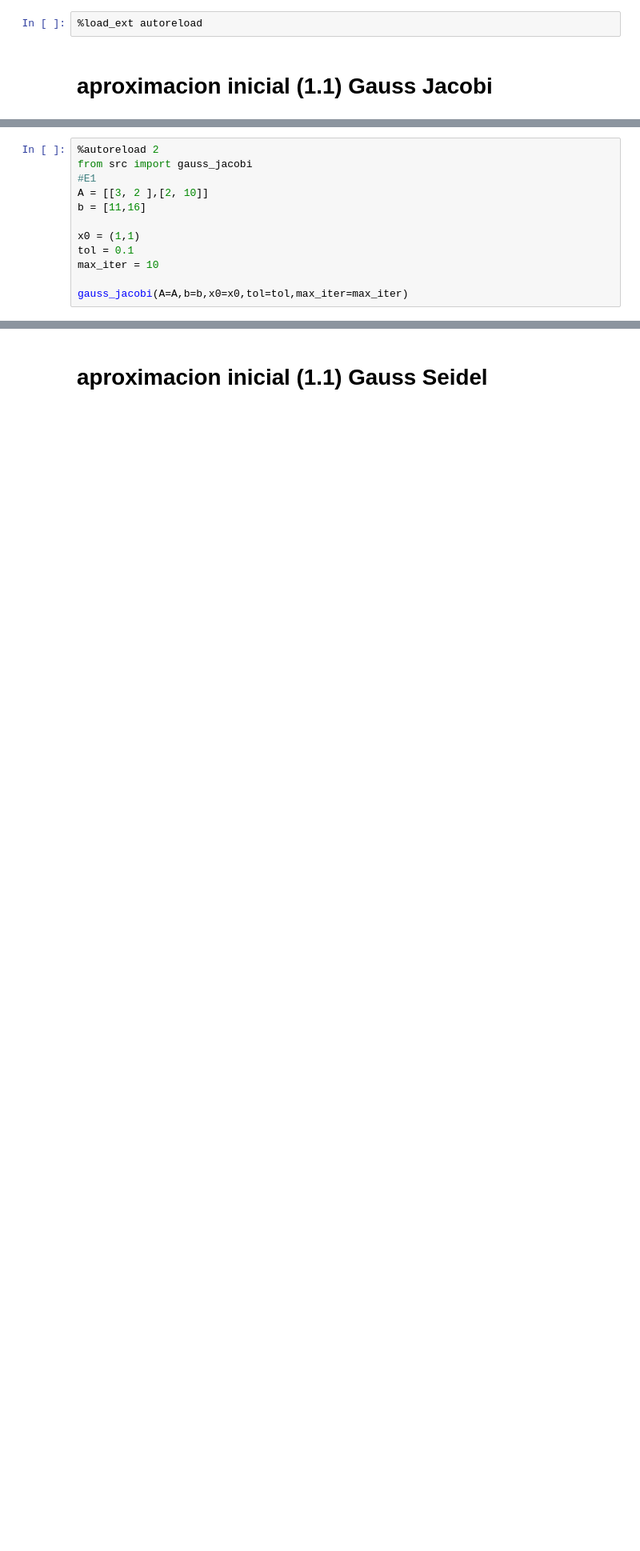
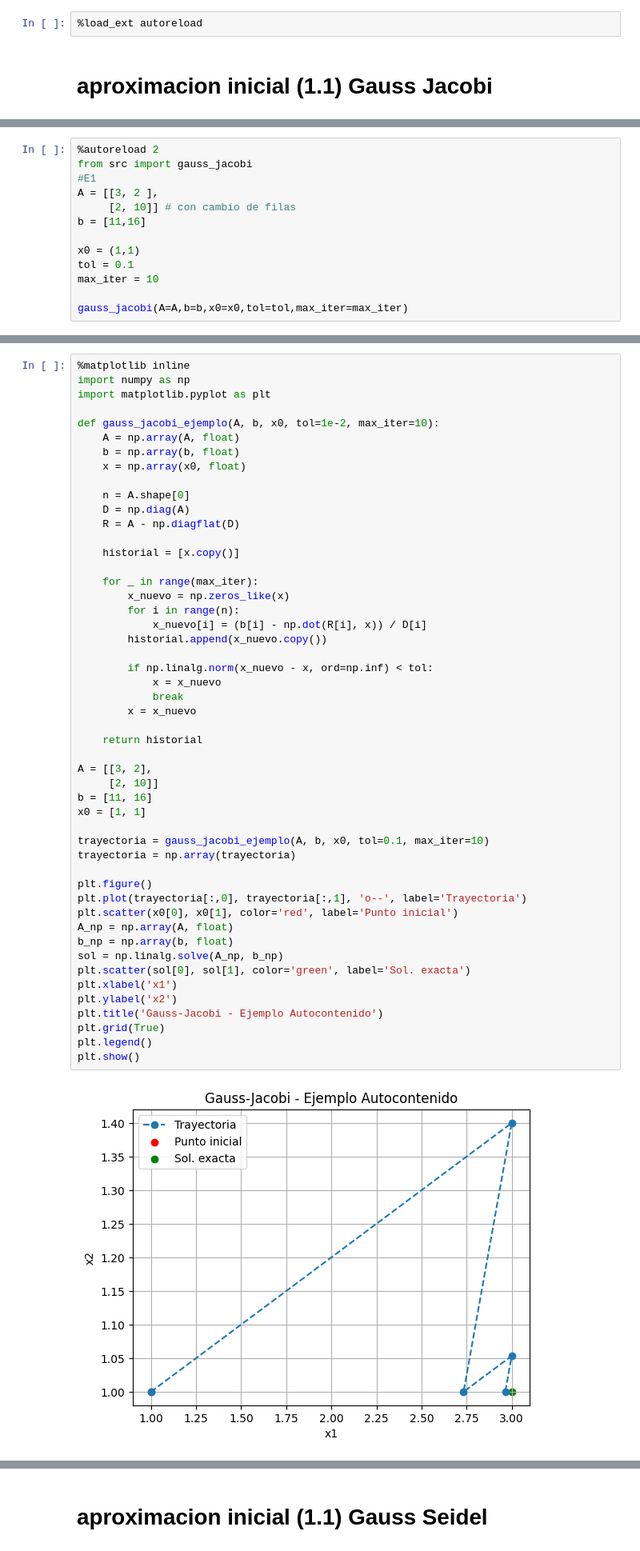
Before and after one commit to afca2002/Taller-En-Clase, a Jupyter notebook: Metodos N/metodos-fuente/template iterative.ipynb, the cells around one changed output, grey strips where cells are left out. Shown at 80% size. Cells and saved outputs as stored; diff of their text form; blank space fills up the shorter version.

```diff
--- a/Metodos N/metodos-fuente/template iterative.ipynb
+++ b/Metodos N/metodos-fuente/template iterative.ipynb
@@ -136,7 +107,8 @@ plt.show()
 %autoreload 2
 from src import gauss_jacobi
 #E1
-A = [[3, 2 ],[2, 10]]
+A = [[3, 2 ],
+     [2, 10]] # con cambio de filas
 b = [11,16]
 
 x0 = (1,1)
@@ -159,3 +131,55 @@ gauss_jacobi(A=A,b=b,x0=x0,tol=tol,max_iter=max_iter)
          [1.        ]]),
   array([[3.        ],
          [1.05333333]])])
+# %%
+%matplotlib inline
+import numpy as np
+import matplotlib.pyplot as plt
+
+def gauss_jacobi_ejemplo(A, b, x0, tol=1e-2, max_iter=10):
+    A = np.array(A, float)
+    b = np.array(b, float)
+    x = np.array(x0, float)
+
+    n = A.shape[0]
+    D = np.diag(A)
+    R = A - np.diagflat(D)
+
+    historial = [x.copy()]
+
+    for _ in range(max_iter):
+        x_nuevo = np.zeros_like(x)
+        for i in range(n):
+            x_nuevo[i] = (b[i] - np.dot(R[i], x)) / D[i]
+        historial.append(x_nuevo.copy())
+
+        if np.linalg.norm(x_nuevo - x, ord=np.inf) < tol:
+            x = x_nuevo
+            break
+        x = x_nuevo
+
+    return historial
+
+A = [[3, 2],
+     [2, 10]]
+b = [11, 16]
+x0 = [1, 1]
+
+trayectoria = gauss_jacobi_ejemplo(A, b, x0, tol=0.1, max_iter=10)
+trayectoria = np.array(trayectoria)
+
+plt.figure()
+plt.plot(trayectoria[:,0], trayectoria[:,1], 'o--', label='Trayectoria')
+plt.scatter(x0[0], x0[1], color='red', label='Punto inicial')
+A_np = np.array(A, float)
+b_np = np.array(b, float)
+sol = np.linalg.solve(A_np, b_np)
+plt.scatter(sol[0], sol[1], color='green', label='Sol. exacta')
+plt.xlabel('x1')
+plt.ylabel('x2')
+plt.title('Gauss-Jacobi - Ejemplo Autocontenido')
+plt.grid(True)
+plt.legend()
+plt.show()
+# %% [output]
+[figure, added]
```
Also changed, not shown: parts of 4 cells of this notebook.
